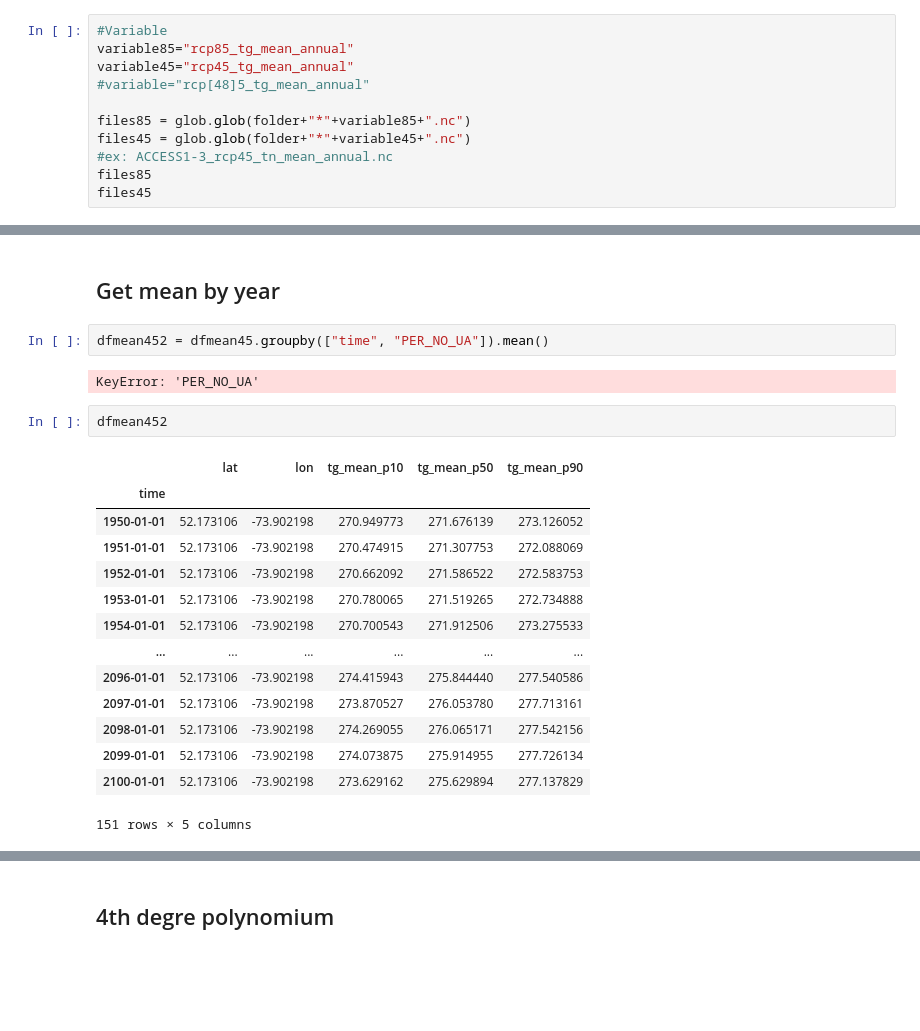
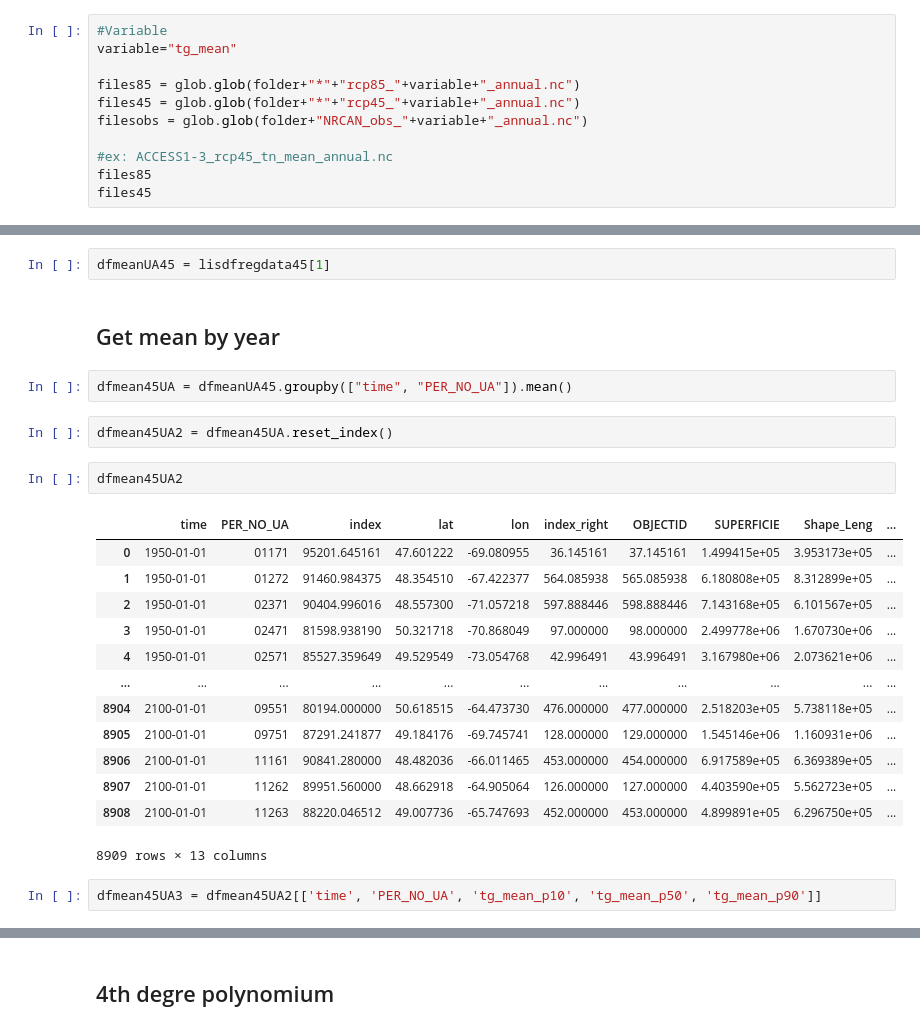
Before and after one commit to Ouranosinc/PortraitsClimMFFP, a Jupyter notebook: Data Processing Jupyter Notebooks/DF for Figure in R Temperature annual all regions.ipynb, the cells around one changed output, grey strips where cells are left out. Saved outputs shown, nothing was run; the diff lists cells and outputs as text; blank space fills up the shorter version.

Commit message:
Got df for rcp85 and obs. Made proces for subregions of UA until table for CSV

```diff
--- a/Data Processing Jupyter Notebooks/DF for Figure in R Temperature annual all regions.ipynb
+++ b/Data Processing Jupyter Notebooks/DF for Figure in R Temperature annual all regions.ipynb
@@ -24,12 +24,12 @@ folder = "/scen3/scenario/netcdf/ouranos/portraits-clim-2.0/"
 # Select variable
 # %%
 #Variable
-variable85="rcp85_tg_mean_annual"
-variable45="rcp45_tg_mean_annual"
-#variable="rcp[48]5_tg_mean_annual"
+variable="tg_mean"
 
-files85 = glob.glob(folder+"*"+variable85+".nc")
-files45 = glob.glob(folder+"*"+variable45+".nc")
+files85 = glob.glob(folder+"*"+"rcp85_"+variable+"_annual.nc")
+files45 = glob.glob(folder+"*"+"rcp45_"+variable+"_annual.nc")
+filesobs = glob.glob(folder+"NRCAN_obs_"+variable+"_annual.nc")
+
 #ex: ACCESS1-3_rcp45_tn_mean_annual.nc
 files85
 files45
@@ -172,23 +262,26 @@ lisdfregdata45[1]
+# %%
+dfmeanUA45 = lisdfregdata45[1]
 # %% [markdown]
 ## Get mean by year
 # %%
-dfmean452 = dfmean45.groupby(["time", "PER_NO_UA"]).mean()
+dfmean45UA = dfmeanUA45.groupby(["time", "PER_NO_UA"]).mean()
-# %% [output]
-KeyError: 'PER_NO_UA'
-# %%
-dfmean452
-# %% [output]
-|  | lat | lon | tg_mean_p10 | tg_mean_p50 | tg_mean_p90 |
-| time |  |  |  |  |  |
-| 1950-01-01 | 52.173106 | -73.902198 | 270.949773 | 271.676139 | 273.126052 |
-| 1951-01-01 | 52.173106 | -73.902198 | 270.474915 | 271.307753 | 272.088069 |
-| 1952-01-01 | 52.173106 | -73.902198 | 270.662092 | 271.586522 | 272.583753 |
-| 1953-01-01 | 52.173106 | -73.902198 | 270.780065 | 271.519265 | 272.734888 |
-| 1954-01-01 | 52.173106 | -73.902198 | 270.700543 | 271.912506 | 273.275533 |
-| ... | ... | ... | ... | ... | ... |
-| 2096-01-01 | 52.173106 | -73.902198 | 274.415943 | 275.844440 | 277.540586 |
-| 2097-01-01 | 52.173106 | -73.902198 | 273.870527 | 276.053780 | 277.713161 |
-| 2098-01-01 | 52.173106 | -73.902198 | 274.269055 | 276.065171 | 277.542156 |
-| 2099-01-01 | 52.173106 | -73.902198 | 274.073875 | 275.914955 | 277.726134 |
-| 2100-01-01 | 52.173106 | -73.902198 | 273.629162 | 275.629894 | 277.137829 |
-151 rows × 5 columns
+# %%
+dfmean45UA2 = dfmean45UA.reset_index()
+# %%
+dfmean45UA2
+# %% [output]
+|  | time | PER_NO_UA | index | lat | lon | index_right | OBJECTID | SUPERFICIE | Shape_Leng | ... |
+| 0 | 1950-01-01 | 01171 | 95201.645161 | 47.601222 | -69.080955 | 36.145161 | 37.145161 | 1.499415e+05 | 3.953173e+05 | ... |
+| 1 | 1950-01-01 | 01272 | 91460.984375 | 48.354510 | -67.422377 | 564.085938 | 565.085938 | 6.180808e+05 | 8.312899e+05 | ... |
+| 2 | 1950-01-01 | 02371 | 90404.996016 | 48.557300 | -71.057218 | 597.888446 | 598.888446 | 7.143168e+05 | 6.101567e+05 | ... |
+| 3 | 1950-01-01 | 02471 | 81598.938190 | 50.321718 | -70.868049 | 97.000000 | 98.000000 | 2.499778e+06 | 1.670730e+06 | ... |
+| 4 | 1950-01-01 | 02571 | 85527.359649 | 49.529549 | -73.054768 | 42.996491 | 43.996491 | 3.167980e+06 | 2.073621e+06 | ... |
+| ... | ... | ... | ... | ... | ... | ... | ... | ... | ... | ... |
+| 8904 | 2100-01-01 | 09551 | 80194.000000 | 50.618515 | -64.473730 | 476.000000 | 477.000000 | 2.518203e+05 | 5.738118e+05 | ... |
+| 8905 | 2100-01-01 | 09751 | 87291.241877 | 49.184176 | -69.745741 | 128.000000 | 129.000000 | 1.545146e+06 | 1.160931e+06 | ... |
+| 8906 | 2100-01-01 | 11161 | 90841.280000 | 48.482036 | -66.011465 | 453.000000 | 454.000000 | 6.917589e+05 | 6.369389e+05 | ... |
+| 8907 | 2100-01-01 | 11262 | 89951.560000 | 48.662918 | -64.905064 | 126.000000 | 127.000000 | 4.403590e+05 | 5.562723e+05 | ... |
+| 8908 | 2100-01-01 | 11263 | 88220.046512 | 49.007736 | -65.747693 | 452.000000 | 453.000000 | 4.899891e+05 | 6.296750e+05 | ... |
+8909 rows × 13 columns
+# %%
+dfmean45UA3 = dfmean45UA2[['time', 'PER_NO_UA', 'tg_mean_p10', 'tg_mean_p50', 'tg_mean_p90']]
```
Also changed, not shown: parts of 34 cells of this notebook.
